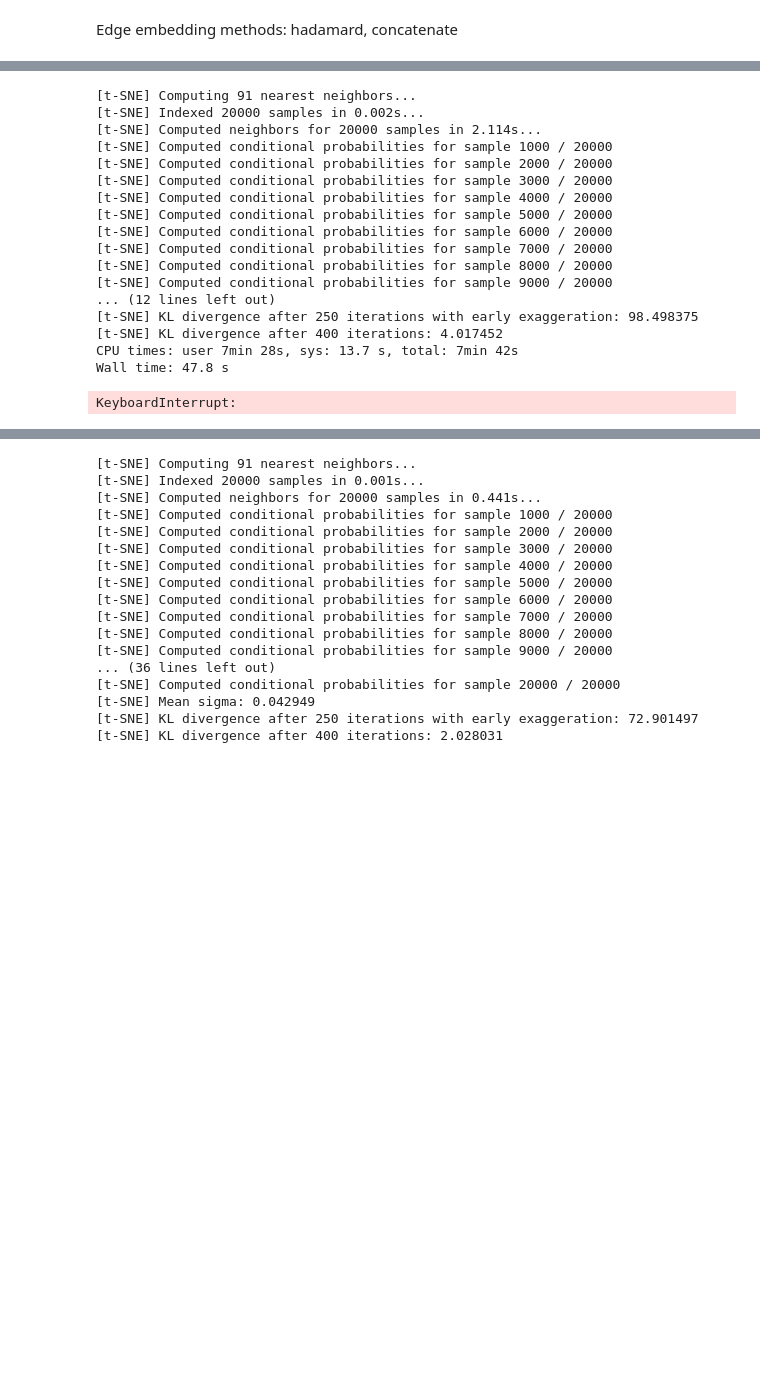
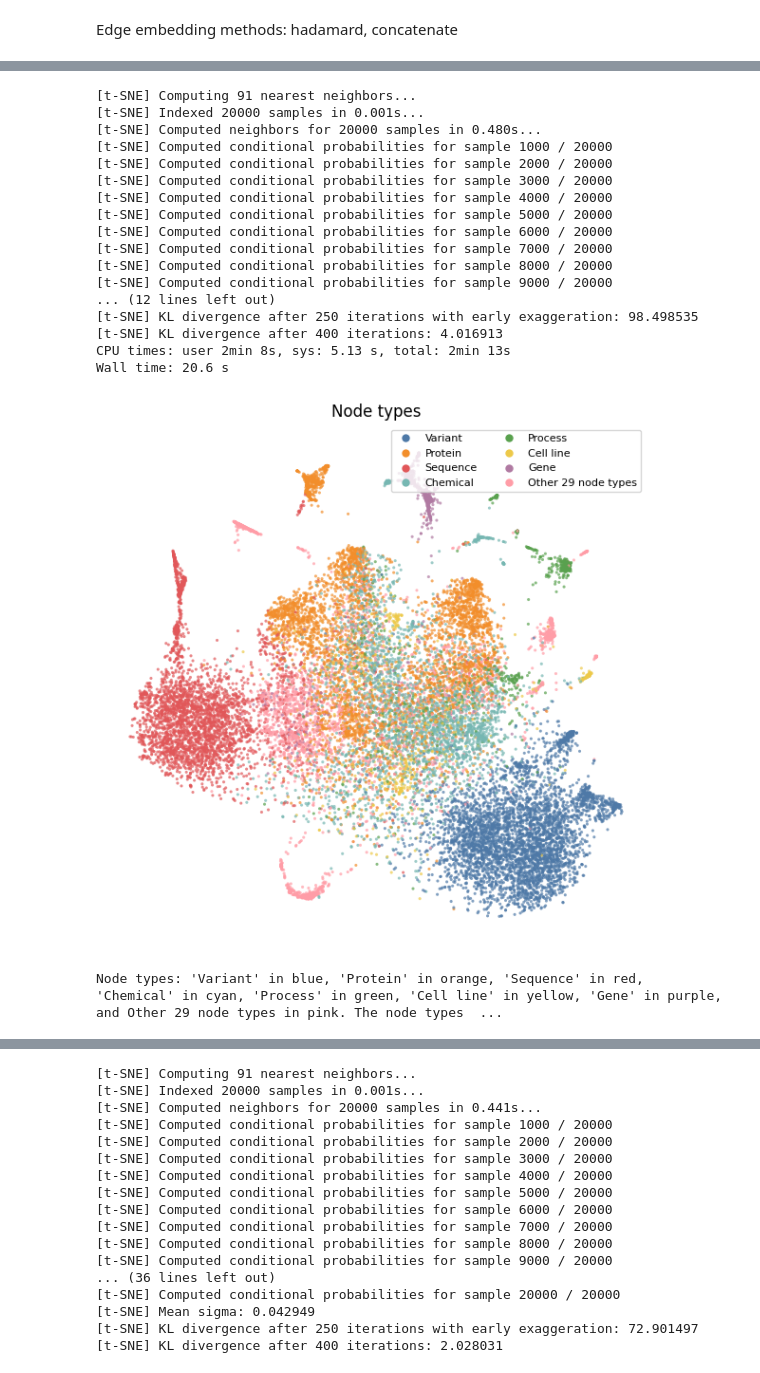
Before and after one commit to sanyabt/npkg-embedding, a Jupyter notebook: embedding-evaluation/transe-edge-prediction-vis.ipynb, the cells around one changed output, grey strips where cells are left out. Saved outputs shown, nothing was run; the diff lists cells and outputs as text; code cells hidden in the pictures; blank space fills up the shorter version.

Commit message:
add visualizations

```diff
--- a/embedding-evaluation/transe-edge-prediction-vis.ipynb
+++ b/embedding-evaluation/transe-edge-prediction-vis.ipynb
@@ -86,7 +86,7 @@ Edge embedding methods: hadamard, concatenate
 %%time
 vis_had = GraphVisualizer(npkg,
                           verbose=True,
-                          edge_embedding_methods="Hadamard",
-                          #decomposition_kwargs=dict(metric="euclidean"),
+                          edge_embedding_methods="Concatenate",
+                          decomposition_kwargs=dict(metric="euclidean"),
                           rotate=False)
 # %% [output]
@@ -97,8 +97,8 @@ Wall time: 4.54 s
 vis_had.fit_nodes(transe_embedding)
 # %% [output]
 [t-SNE] Computing 91 nearest neighbors...
-[t-SNE] Indexed 20000 samples in 0.002s...
-[t-SNE] Computed neighbors for 20000 samples in 2.114s...
+[t-SNE] Indexed 20000 samples in 0.001s...
+[t-SNE] Computed neighbors for 20000 samples in 0.480s...
 [t-SNE] Computed conditional probabilities for sample 1000 / 20000
 [t-SNE] Computed conditional probabilities for sample 2000 / 20000
 [t-SNE] Computed conditional probabilities for sample 3000 / 20000
@@ -109,11 +109,7 @@ vis_had.fit_nodes(transe_embedding)
 [t-SNE] Computed conditional probabilities for sample 8000 / 20000
 [t-SNE] Computed conditional probabilities for sample 9000 / 20000
 ... (12 lines left out)
-[t-SNE] KL divergence after 250 iterations with early exaggeration: 98.498375
-[t-SNE] KL divergence after 400 iterations: 4.017452
-CPU times: user 7min 28s, sys: 13.7 s, total: 7min 42s
-Wall time: 47.8 s
+[t-SNE] KL divergence after 250 iterations with early exaggeration: 98.498535
+[t-SNE] KL divergence after 400 iterations: 4.016913
+CPU times: user 2min 8s, sys: 5.13 s, total: 2min 13s
+Wall time: 20.6 s
-# %%
-vis_had.plot_nodes(annotate_nodes=True, show_edges=True)
-# %% [output]
-KeyboardInterrupt:
@@ -126,0 +116,9 @@ vis_had.plot_node_degrees(
+# %%
+%%time
+fig, ax = plt.subplots(figsize=(6,6))
+vis_had.plot_node_types(figure=fig, axes=ax)
+fig.savefig('../images/transe_node_types.png')
+plt.show()
+# %% [output]
+[figure, added]
+Node types: 'Variant' in blue, 'Protein' in orange, 'Sequence' in red, 'Chemical' in cyan, 'Process' in green, 'Cell line' in yellow, 'Gene' in purple, and Other 29 node types in pink. The node types  ...
```
Also changed, not shown: parts of 14 cells of this notebook, 8 other files.
